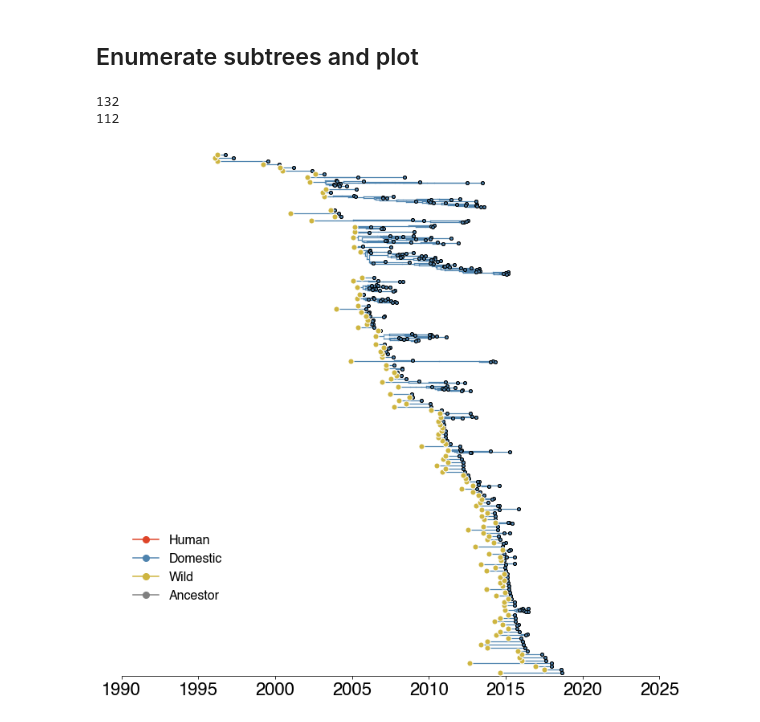
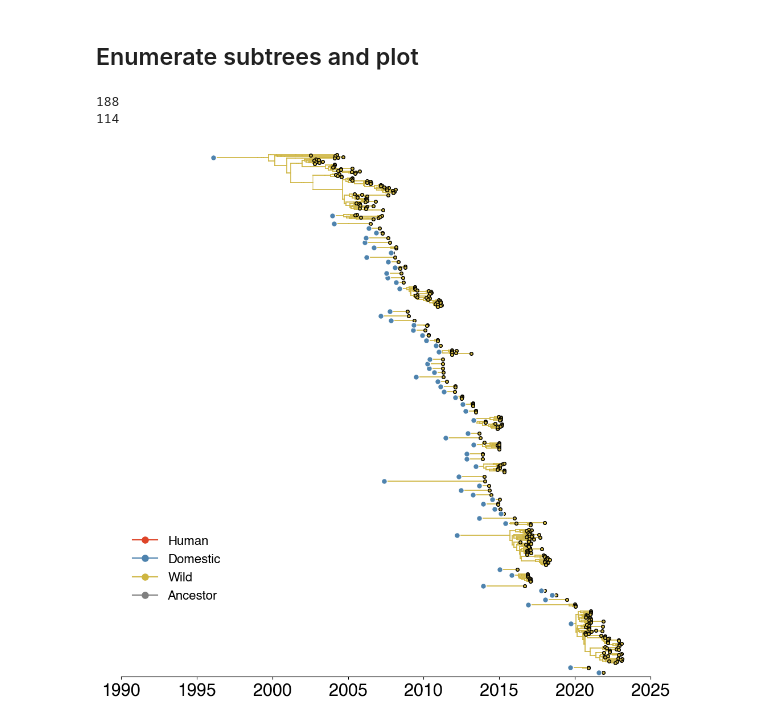
Before and after one commit to lmoncla/h5n1-host-classification, a Jupyter notebook: beast/plot-mcc-tree-and-parameters.ipynb, the cells around one changed output. Cells and saved outputs as stored; diff of their text form; code cells hidden in the pictures.

```diff
--- a/beast/plot-mcc-tree-and-parameters.ipynb
+++ b/beast/plot-mcc-tree-and-parameters.ipynb
@@ -9,7 +9,7 @@ import pandas as pd
 import numpy as np
 
 # for this to work, you will need to download the most recent version of baltic, available here
-bt = imp.load_source('baltic', '/Users/lmoncla/src/baltic/baltic/baltic.py')
+bt = imp.load_source('baltic', '/Users/lhmoncla/src/baltic/baltic/baltic.py')
 
 %matplotlib inline
 import matplotlib as mpl
@@ -44,8 +41,12 @@ constant_human_on = ""
 constant_human_off = {"label": "constant-human-off",
     "tree":"beast-runs/2021-03-15-mascot-3deme-constant/no-human-mig/2021-03-15-mascot-3deme-constant-human-off.combined.mcc.tree"}
 skyline_human_on =  ""
-skyline_human_off = {"label": "skyline-human-off",
-                     "tree": "beast-runs/2021-07-26-mascot-3deme-skyline-with-mig-fixed-log/with-extra-logger/combined-trees-2021-08-23.mcc.tree"}
+# skyline_human_off = {"label": "skyline-human-off",
+#                      "tree": "beast-runs/2021-07-26-mascot-3deme-skyline-with-mig-fixed-log/with-extra-logger/combined-trees-2021-08-23.mcc.tree"}
+skyline_human_off = {"label": "h5nx-GsGd-1996-Neprior-5-region-year-host",
+                     "tree": "beast-runs/2023-03-08-mascot-skyline-3deme/5-year-region-host-GsGd-only-h5nx-1996-Neprior/combined-it1-it3-2023-08-24.mcc.tree"}
+# skyline_human_off = {"label": "h5nx-GsGd-1996-Neprior",
+#                      "tree": "beast-runs/2023-08-17-mascot-skyline-Ne-and-mig/h5nx-1996-to-present-10-per-year-host/10-Ne-bins-10-mig-bins/with-last-Ne-prior/combined-2023-08-24.mcc.tree"}
 # %%
 # read in tree
 to_run = skyline_human_off
@@ -148,8 +165,9 @@ tips_in_tree_by_clade = {}
 for k in tree.Objects:
     if k.branchType == "leaf":
         strain = k.name.split("|")[0]
-        host = k.name.split("|")[9]
-        clade_group = h5n1_clades_dict[strain]['clade_group']
+        host = k.name.split("|")[13]
+        clade = k.name.split("|")[10]
+        clade_group = clade_mapping[clade]
 
         if clade_group not in tips_in_tree_by_clade:
             tips_in_tree_by_clade[clade_group] = {"human":0, "domestic":0, "wild":0, "total":1}
@@ -996,17 +1009,24 @@ subtype_trees = retrieve_subtrees(tree, trait)
 print(len(subtype_trees['domestic']))
 print(len(subtype_trees['human']))
 # %% [output]
-132
-112
+188
+114
+# %%
+# this will generate an exploded tree with domestic introductions that also includes human tips
+trait = 'max'
+target_host = "wild"
+stop_state = ["wild"]
+
+subtype_trees2 = retrieve_subtrees_2_deme(tree, trait, target_host, stop_state)
 # %%
 width = 12
 height = 12
 traitName = 'max'
-deme = 'domestic'
+deme = 'wild'
 labels = "no"
-filename = "figures/exploded-tree-region-"+label+"-"+deme+"-"+current_date+".pdf"
+filename = "figures/exploded-tree-"+label+"-"+deme+"-"+current_date+".pdf"
 #filename = "figures/exploded-tree-mtt-3deme-1per-region-month-host-noGsGd-2021-01-26.pdf"
 
-plot_exploded_tree(subtype_trees, filename, width, height, traitName, deme, labels)
+plot_exploded_tree(subtype_trees2, filename, width, height, traitName, deme, labels)
 # %% [output]
-[figure, old version]
+[figure, new version]
```
Also changed, not shown: parts of 24 cells of this notebook.
